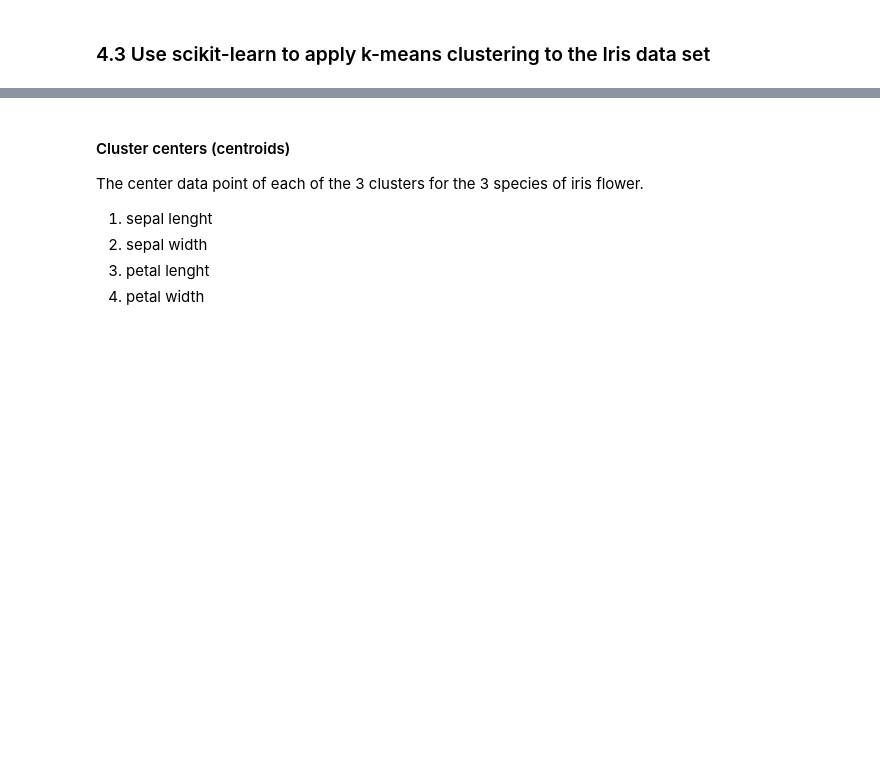
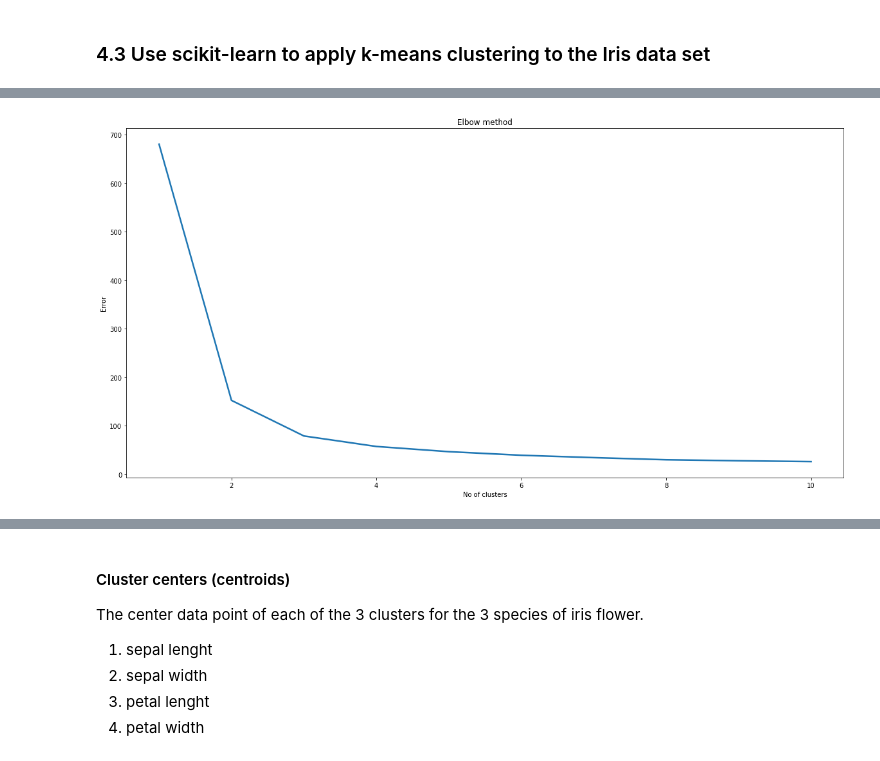
Before and after one commit to johndunne2019/Tasks-2020-Machine-Learning-and-Statistics, a Jupyter notebook: Tasks.ipynb, the cells around one changed output, grey strips where cells are left out. Cells and saved outputs as stored; diff of their text form; code cells hidden in the pictures; blank space fills up the shorter version.

```diff
--- a/Tasks.ipynb
+++ b/Tasks.ipynb
@@ -1330,0 +1329,4 @@ iris = datasets.load_iris()
+# %%
+# Adapted from [14]
+# iloc selects columms from a pandas dataframe
+x = iris_df.iloc[:, [0,1,2,3]].values
@@ -1331,3 +1339,21 @@ iris = datasets.load_iris()
+# %%
+# code sourced from [14]
+Error =[]
+# ten iterations
+for i in range(1, 11):
+    # fit the kmeans algorithm to the data set
+    kmeans = skcl.KMeans(n_clusters = i).fit(x)
+    kmeans.fit(x)
+    Error.append(kmeans.inertia_)
+# plot the result
+import matplotlib.pyplot as plt
+plt.plot(range(1, 11), Error)
+plt.title('Elbow method')
+plt.xlabel('No of clusters')
+plt.ylabel('Error')
+plt.show()
+# %% [output]
+[figure, added]
 # %% [markdown]
 #### Perform kmeans fitting on the data set
 
```
Also changed, not shown: parts of 46 cells of this notebook.
